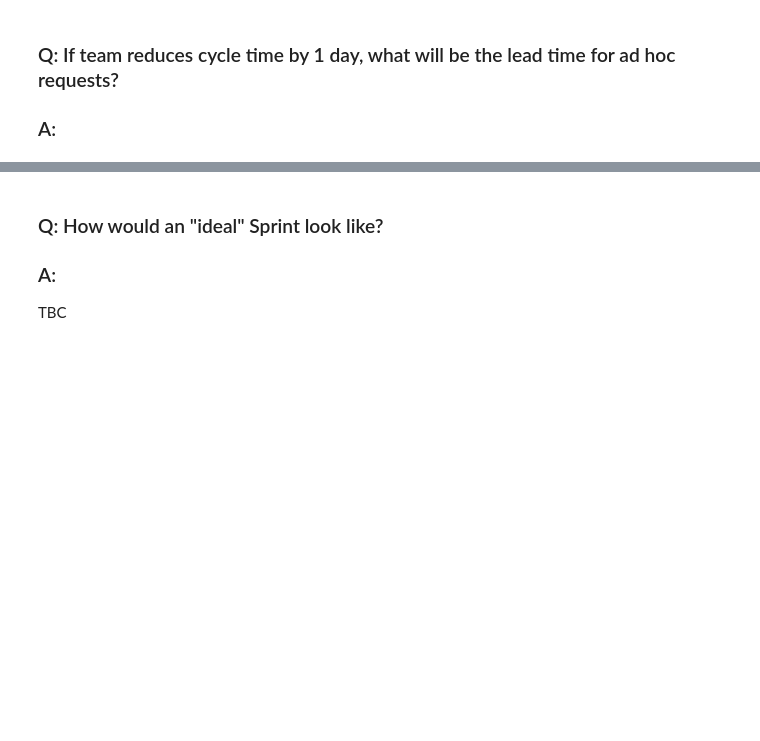
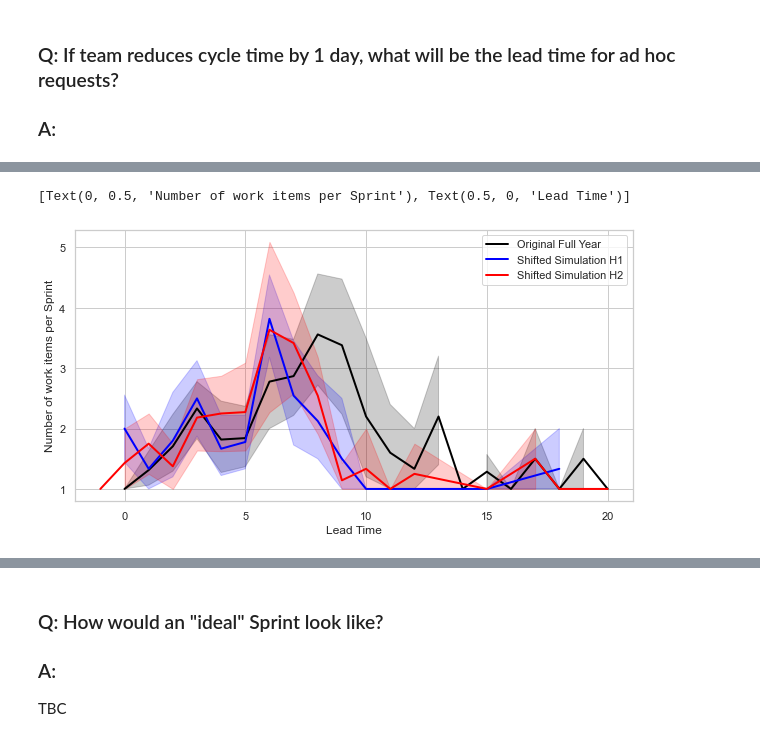
Before and after one commit to zkavtaskin/Lead-Time-Driven-Delivery-Simulation, a Jupyter notebook: Notebook/LeadTimeDynamics.ipynb, the cells around one changed output, grey strips where cells are left out. Cells and saved outputs as stored; diff of their text form; code cells hidden in the pictures; blank space fills up the shorter version.

```diff
--- a/Notebook/LeadTimeDynamics.ipynb
+++ b/Notebook/LeadTimeDynamics.ipynb
@@ -316,0 +318,28 @@ ax.set(ylabel="Number of work items per Sprint", xlabel="Lead Time")
+# %%
+sprint_shifted_perday_cycle_probability = ltdy.combination_matrix_to_probability(sprint_shifted_cycletime_p)
+sprint_shifted_combinations, sprint_shifted_combinations_p = ltdy.combination_matrix_to_array(sprint_shifted_perday_cycle_probability.T, sprint_shifted_cycletime_p.columns, sprint_shifted_cycletime_p.index)
+
+sprint_shifted_simulation_h1 = np.empty([0, 3])
+for i in range(12):
+    sprint_workitems = ltdy.run_simulation(chr(65+i), sprint_clean_workitem_count_mean, sprint_clean_workitem_count_std,sprint_shifted_combinations, sprint_shifted_combinations_p)
+    sprint_shifted_simulation_h1 = np.vstack((sprint_shifted_simulation_h1, sprint_workitems))
+
+sprint_shifted_simulation_h2 = np.empty([0, 3])
+for i in range(12):
+    sprint_workitems = ltdy.run_simulation(chr(65+i), sprint_clean_workitem_count_mean, sprint_clean_workitem_count_std,sprint_shifted_combinations, sprint_shifted_combinations_p)
+    sprint_shifted_simulation_h2 = np.vstack((sprint_shifted_simulation_h2, sprint_workitems))
+
+df_sprint_shifted_agg_h1 = sprint_data_to_aggregate(sprint_shifted_simulation_h1)
+df_sprint_shifted_agg_h2 = sprint_data_to_aggregate(sprint_shifted_simulation_h2)
+
+f, ax = plt.subplots(figsize=(10, 5))
+sns.set_theme(style="whitegrid", palette="bright")
+sns.lineplot(data=df_sprint_clean_agg, color="black", linewidth=2, x="LeadTime", y="Count", label="Original Full Year")
+sns.lineplot(data=df_sprint_shifted_agg_h1, color="blue", linewidth=2, x="LeadTime", y="Count", label="Shifted Simulation H1")
+sns.lineplot(data=df_sprint_shifted_agg_h2, color="red", linewidth=2, x="LeadTime", y="Count", label="Shifted Simulation H2")
+ax.xaxis.grid(True)
+ax.legend()
+ax.set(ylabel="Number of work items per Sprint", xlabel="Lead Time")
+# %% [output]
+[Text(0, 0.5, 'Number of work items per Sprint'), Text(0.5, 0, 'Lead Time')]
+[figure, added]
```
Also changed, not shown: parts of 16 cells of this notebook.
